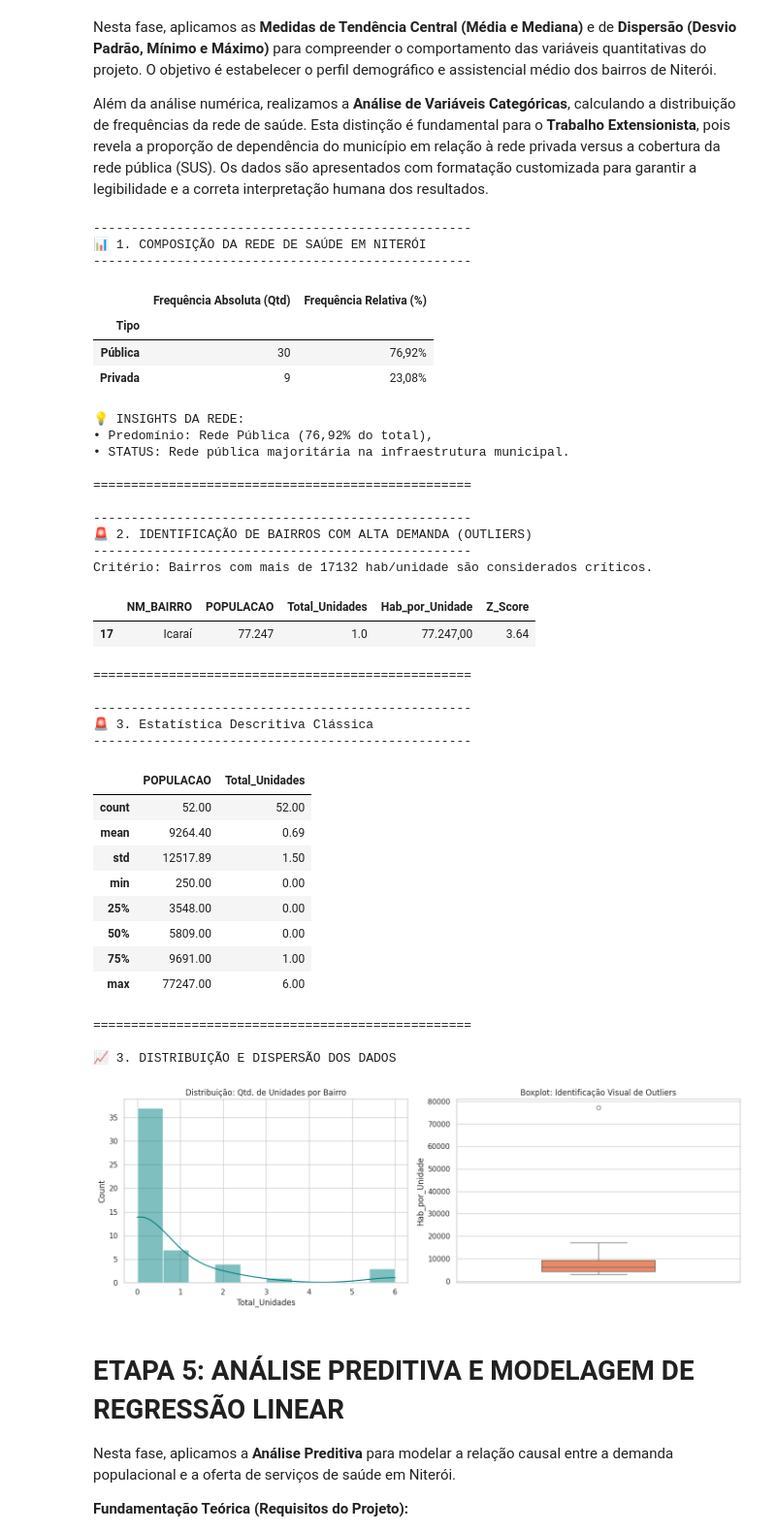
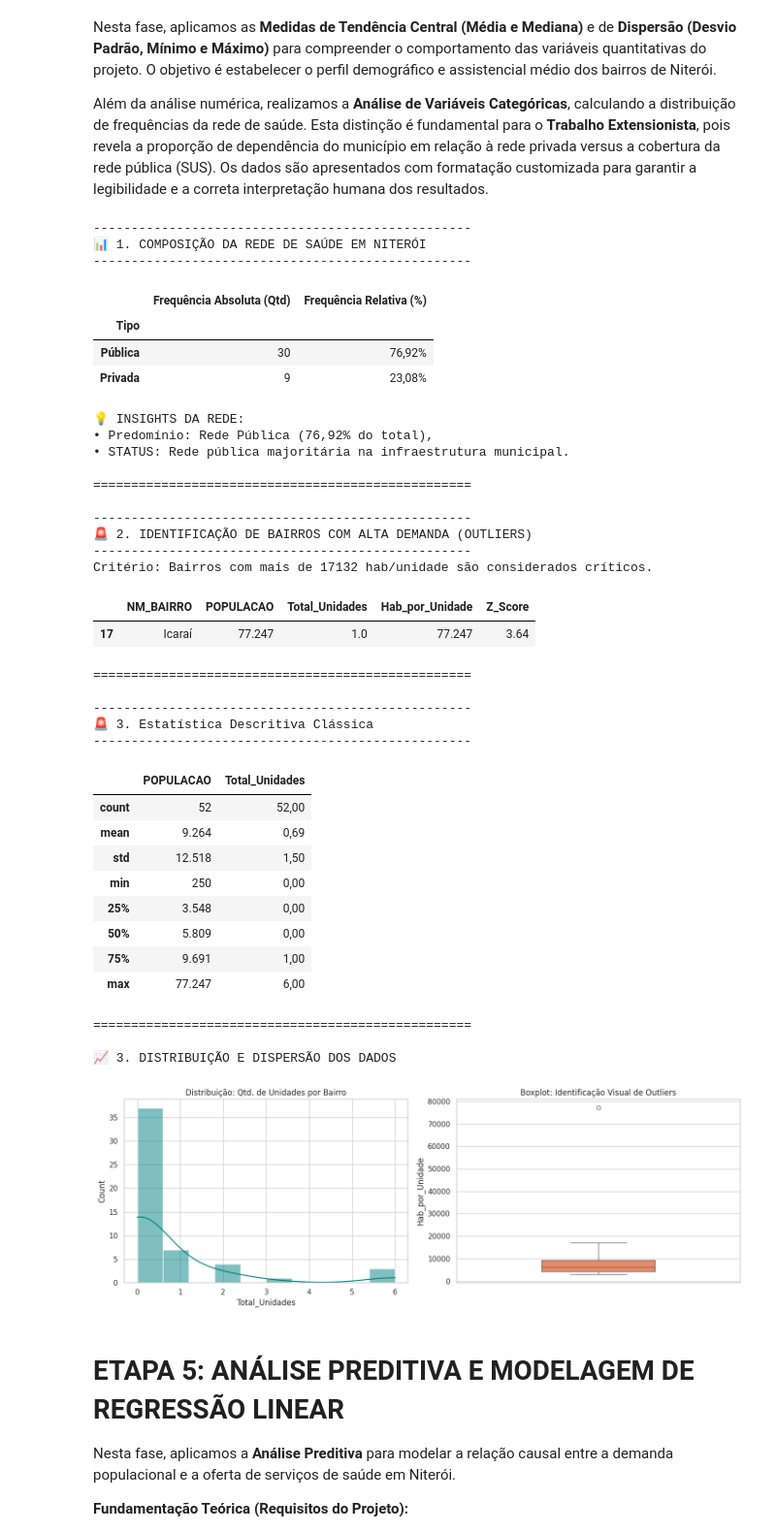
Before and after one commit to maurocollin/bigdata-saude-niteroi, a Jupyter notebook: TRAB_PRONTO.ipynb, the cells around one changed output. Shown at 97% size. Cells and saved outputs as stored; diff of their text form; code cells hidden in the pictures.

```diff
--- a/TRAB_PRONTO.ipynb
+++ b/TRAB_PRONTO.ipynb
@@ -343,7 +343,7 @@ df_outliers = df_validos[df_validos['Hab_por_Unidade'] > limite_superior][['NM_B
 
 # Deixando a tabela de outliers bonita
 df_outliers['POPULACAO'] = df_outliers['POPULACAO'].apply(lambda x: f"{int(x):,}".replace(",", "."))
-df_outliers['Hab_por_Unidade'] = df_outliers['Hab_por_Unidade'].apply(lambda x: f"{x:,.2f}".replace(",", "v").replace(".", ",").replace("v", "."))
+df_outliers['Hab_por_Unidade'] = df_outliers['Hab_por_Unidade'].apply(lambda x: f"{int(x):,}".replace(",", "v").replace(".", ",").replace("v", "."))
 df_outliers['Z_Score'] = df_outliers['Z_Score'].round(2)
 
 if not df_outliers.empty:
@@ -357,9 +357,18 @@ print("\n" + "="*50 + "\n")
 print("-" * 50)
 print("🚨 3. Estatística Descritiva Clássica")
 print("-" * 50)
-display(df_final[['POPULACAO', 'Total_Unidades']].describe().round(2))
+
+display(
+    df_final[['POPULACAO', 'Total_Unidades']]
+    .describe()
+    .style.format(
+        formatter={'POPULACAO': '{:,.0f}', 'Total_Unidades': '{:,.2f}'},
+        thousands='.',
+        decimal=','
+    )
+)
+
 print("\n" + "="*50 + "\n")
-
 # --- 4. DISTRIBUIÇÃO VISUAL (GRÁFICOS) ---
 print("📈 3. DISTRIBUIÇÃO E DISPERSÃO DOS DADOS")
 # (O código dos gráficos permanece o mesmo, ele já gera uma visualização limpa)
@@ -370,42 +379,42 @@ plt.title('Distribuição: Qtd. de Unidades por Bairro')
 plt.subplot(1, 2, 2)
 sns.boxplot(y=df_validos['Hab_por_Unidade'], color='coral', width=0.4)
 plt.title('Boxplot: Identificação Visual de Outliers')
 plt.tight_layout()
 plt.show()
 # %% [output]
 --------------------------------------------------
 📊 1. COMPOSIÇÃO DA REDE DE SAÚDE EM NITERÓI
 --------------------------------------------------
 |  | Frequência Absoluta (Qtd) | Frequência Relativa (%) |
 | Tipo |  |  |
 | Pública | 30 | 76,92% |
 | Privada | 9 | 23,08% |
 💡 INSIGHTS DA REDE:
 • Predomínio: Rede Pública (76,92% do total),
 • STATUS: Rede pública majoritária na infraestrutura municipal.
 
 ==================================================
 
 --------------------------------------------------
 🚨 2. IDENTIFICAÇÃO DE BAIRROS COM ALTA DEMANDA (OUTLIERS)
 --------------------------------------------------
 Critério: Bairros com mais de 17132 hab/unidade são considerados críticos.
 |  | NM_BAIRRO | POPULACAO | Total_Unidades | Hab_por_Unidade | Z_Score |
-| 17 | Icaraí | 77.247 | 1.0 | 77.247,00 | 3.64 |
+| 17 | Icaraí | 77.247 | 1.0 | 77.247 | 3.64 |
 ==================================================
 
 --------------------------------------------------
 🚨 3. Estatística Descritiva Clássica
 --------------------------------------------------
 |  | POPULACAO | Total_Unidades |
-| count | 52.00 | 52.00 |
-| mean | 9264.40 | 0.69 |
-| std | 12517.89 | 1.50 |
-| min | 250.00 | 0.00 |
-| 25% | 3548.00 | 0.00 |
-| 50% | 5809.00 | 0.00 |
-| 75% | 9691.00 | 1.00 |
-| max | 77247.00 | 6.00 |
+| count | 52 | 52,00 |
+| mean | 9.264 | 0,69 |
+| std | 12.518 | 1,50 |
+| min | 250 | 0,00 |
+| 25% | 3.548 | 0,00 |
+| 50% | 5.809 | 0,00 |
+| 75% | 9.691 | 1,00 |
+| max | 77.247 | 6,00 |
 ==================================================
 
 📈 3. DISTRIBUIÇÃO E DISPERSÃO DOS DADOS
```
